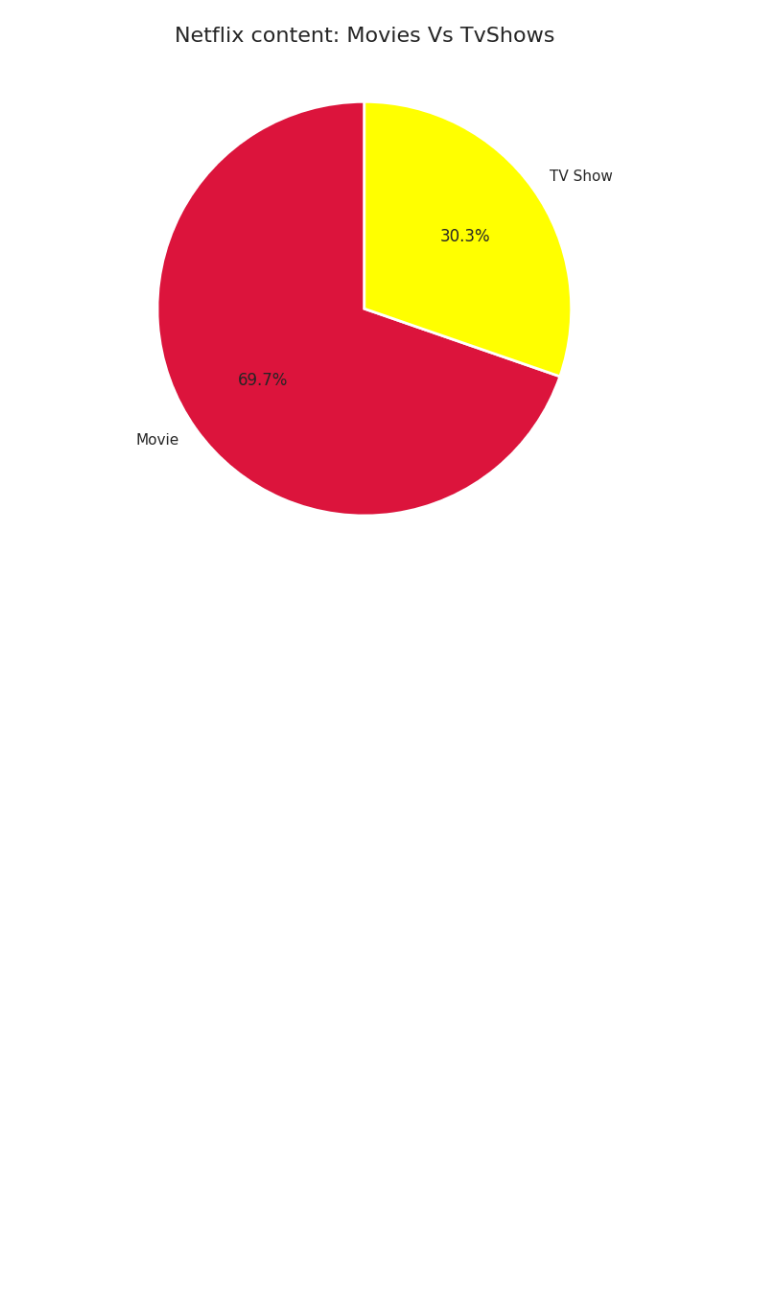
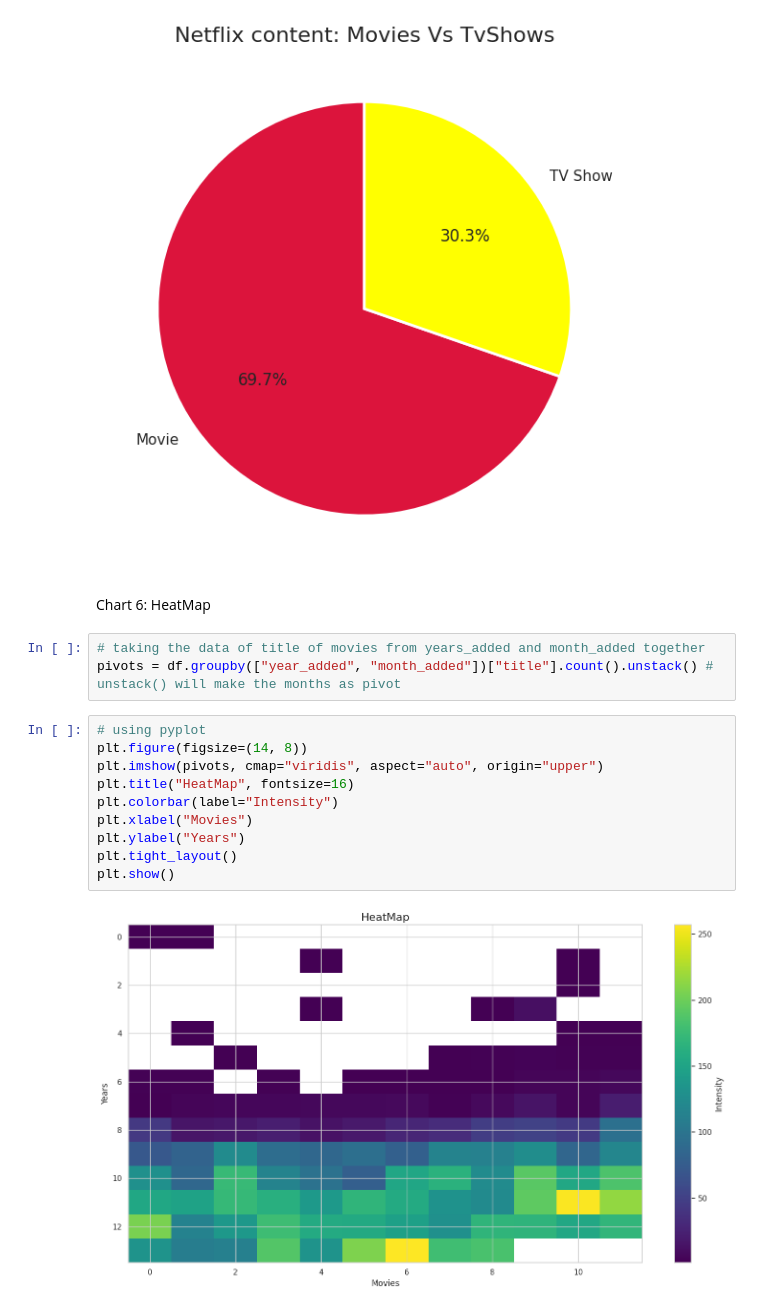
Before and after one commit to DevBhargav07/ML_Learning_Pluto, a Jupyter notebook: Codespace/ML_Learning.ipynb, the cells around one changed output. Saved outputs shown, nothing was run; the diff lists cells and outputs as text; blank space fills up the shorter version.

Commit message:
adding new chart of Heatmap

```diff
--- a/Codespace/ML_Learning.ipynb
+++ b/Codespace/ML_Learning.ipynb
@@ -494,3 +494,20 @@ plt.tight_layout()
 plt.show()
 # %% [output]
 [figure]
+# %% [markdown]
+Chart 6: HeatMap
+# %%
+# taking the data of title of movies from years_added and month_added together
+pivots = df.groupby(["year_added", "month_added"])["title"].count().unstack() # unstack() will make the months as pivot
+# %%
+# using pyplot
+plt.figure(figsize=(14, 8))
+plt.imshow(pivots, cmap="viridis", aspect="auto", origin="upper")
+plt.title("HeatMap", fontsize=16)
+plt.colorbar(label="Intensity")
+plt.xlabel("Movies")
+plt.ylabel("Years")
+plt.tight_layout()
+plt.show()
+# %% [output]
+[figure, added]
```
Also changed, not shown: parts of 1 cell of this notebook.
